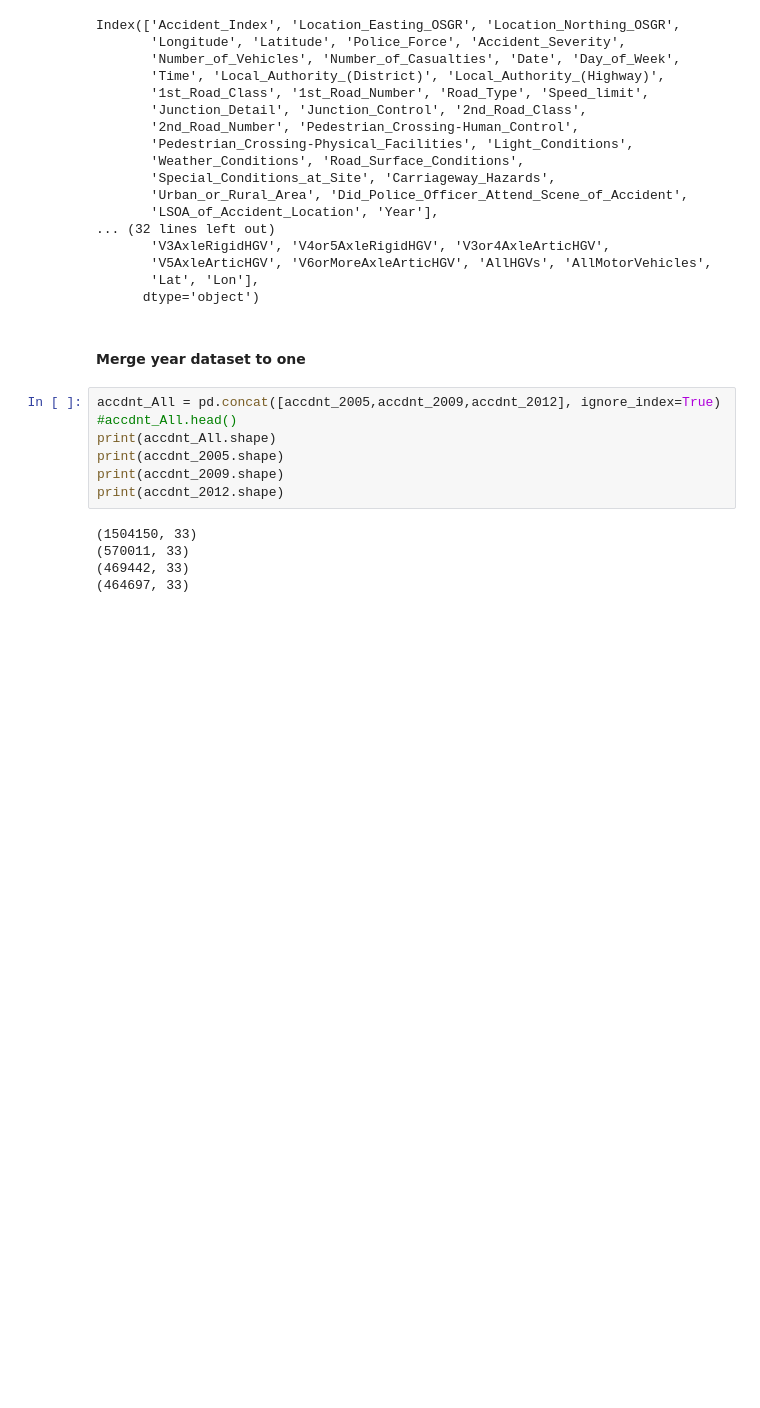
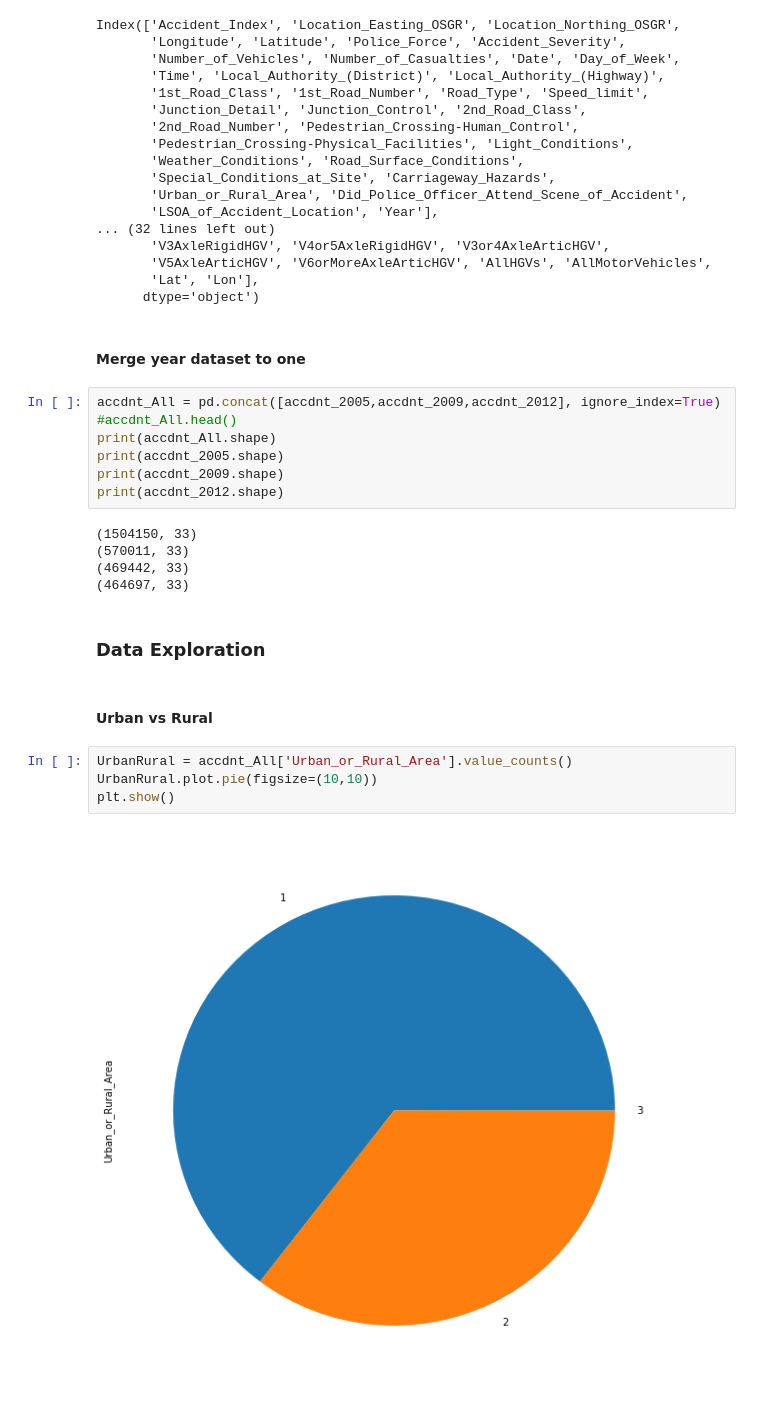
Before and after one commit to ArshadKhurshid/UK-Accident-History, a Jupyter notebook: UKAccident.ipynb, the cells around one changed output. Saved outputs shown, nothing was run; the diff lists cells and outputs as text; blank space fills up the shorter version.

Commit message:
chore: Add Urban and Rural chart

```diff
--- a/UKAccident.ipynb
+++ b/UKAccident.ipynb
@@ -95,3 +95,13 @@ print(accdnt_2012.shape)
 (570011, 33)
 (469442, 33)
 (464697, 33)
+# %% [markdown]
+### Data Exploration
+# %% [markdown]
+#### Urban vs Rural
+# %%
+UrbanRural = accdnt_All['Urban_or_Rural_Area'].value_counts()
+UrbanRural.plot.pie(figsize=(10,10))
+plt.show()
+# %% [output]
+[figure, added]
```
Also changed, not shown: parts of 1 cell of this notebook.
